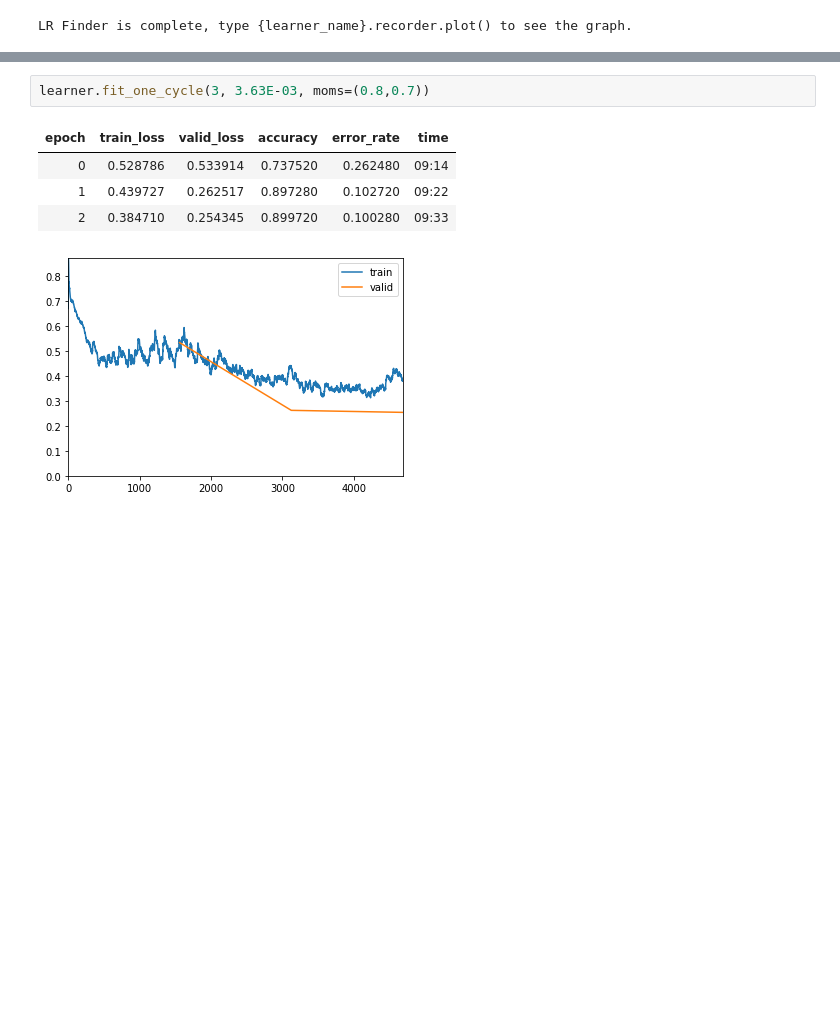
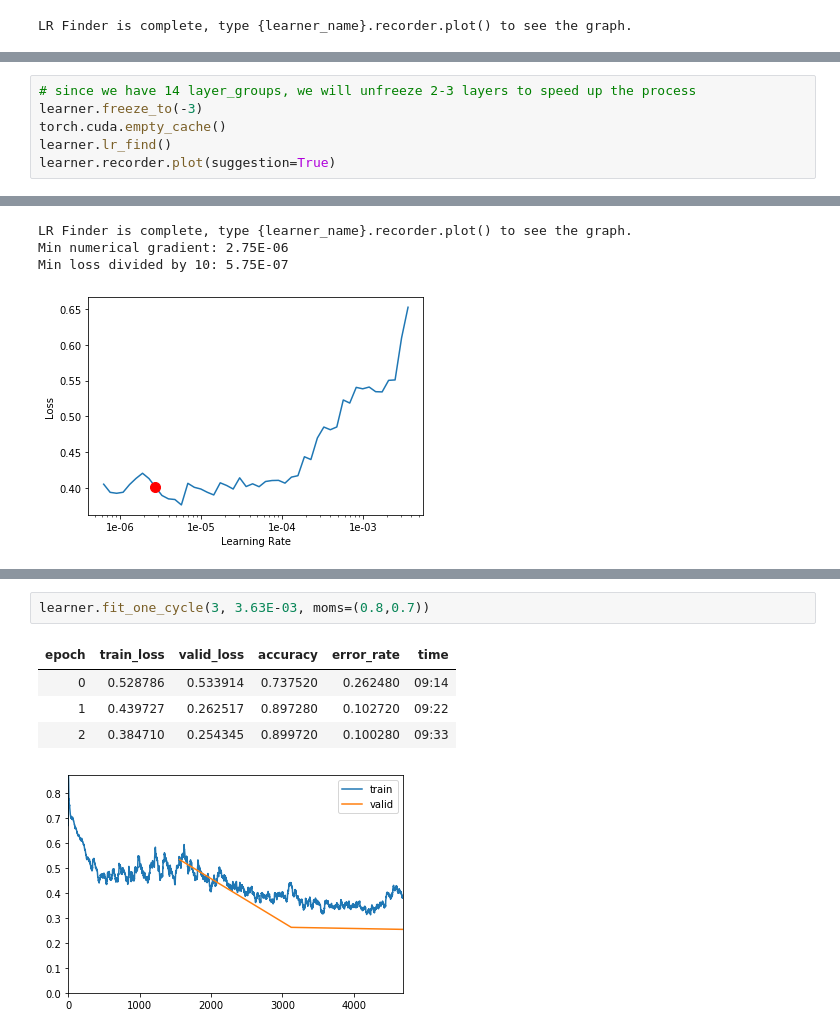
Before and after one commit to Sylar257/Transformers-in-NLP, a Jupyter notebook: Transformer with no LM fine-tuning.ipynb, the cells around one changed output, grey strips where cells are left out. Saved outputs shown, nothing was run; the diff lists cells and outputs as text; blank space fills up the shorter version.

```diff
--- a/Transformer with no LM fine-tuning.ipynb
+++ b/Transformer with no LM fine-tuning.ipynb
@@ -462,0 +489,7 @@ Min loss divided by 10: 7.59E-08
+# %%
+# since we have 14 layer_groups, we will unfreeze 2-3 layers to speed up the process
+learner.freeze_to(-3)
+torch.cuda.empty_cache()
+learner.lr_find()
+learner.recorder.plot(suggestion=True)
+# %% [output]
@@ -462,0 +497,4 @@ Min loss divided by 10: 7.59E-08
+LR Finder is complete, type {learner_name}.recorder.plot() to see the graph.
+Min numerical gradient: 2.75E-06
+Min loss divided by 10: 5.75E-07
+[figure, added]
```
Also changed, not shown: parts of 27 cells of this notebook.
